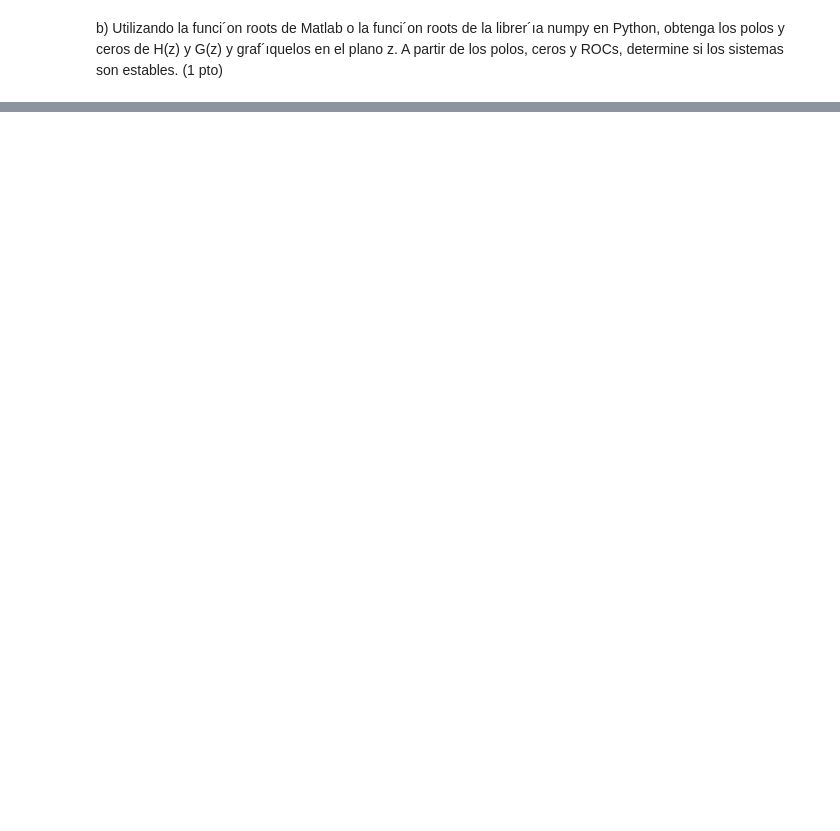
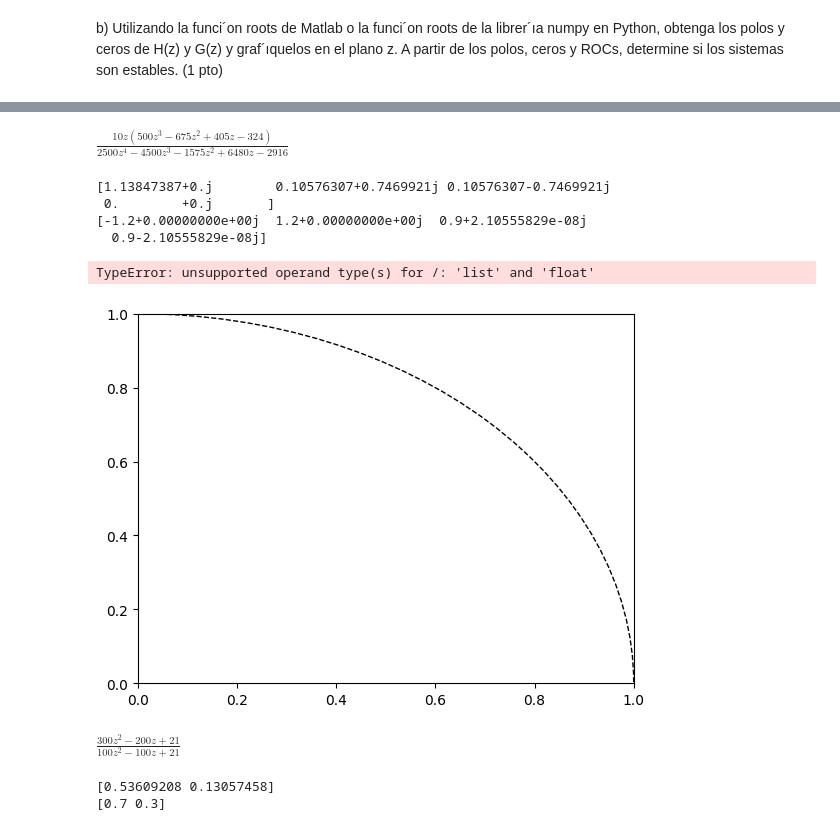
Before and after one commit to ExampleToFollow/PracticasPDS, a Jupyter notebook: Lab3/LabComputacional_20213704.ipynb, the cells around one changed output, grey strips where cells are left out. Saved outputs shown, nothing was run; the diff lists cells and outputs as text; code cells hidden in the pictures; blank space fills up the shorter version.

```diff
--- a/Lab3/LabComputacional_20213704.ipynb
+++ b/Lab3/LabComputacional_20213704.ipynb
@@ -99,0 +104,69 @@ ValueError: Input must be a rank-1 array.
+# %%
+from matplotlib import patches
+def zplane(b,a,filename=None):
+    ax = plt.subplot(111)
+    uc = patches.Circle((0,0), radius=1, fill=False, color='black', ls='dashed')
+    ax.add_patch(uc)
+    if np.max(b) > 1:
+        kn = np.max(b)
+        b = b/float(kn)
+    else:
+        kn = 1
+    if np.max(a) > 1:
+        kd = np.max(a)
+        a = a/float(kd)
+    else:
+        kd = 1
+    p = np.roots(a)
+    z = np.roots(b)
+    k = kn/float(kd)
+    t1 = plt.plot(z.real, z.imag, 'go', ms=10)
+    plt.setp( t1, markersize=10.0, markeredgewidth=1.0,
+    markeredgecolor='k', markerfacecolor='g')
+    t2 = plt.plot(p.real, p.imag, 'rx', ms=10)
+    plt.setp( t2, markersize=12.0, markeredgewidth=3.0,
+    markeredgecolor='r', markerfacecolor='r')
+    ax.spines['left'].set_position('center')
+    ax.spines['bottom'].set_position('center')
+    ax.spines['right'].set_visible(False)
+    ax.spines['top'].set_visible(False)
+    r = 1.5; plt.axis('scaled'); plt.axis([-r, r, -r, r])
+    ticks = [-1, -.5, .5, 1]; plt.xticks(ticks); plt.yticks(ticks)
+    plt.title('Polos y Ceros en el plano z')
+    if filename is None:
+        plt.show()
+    else:
+        plt.savefig(filename)
+    return z, p, k
+
+
+#FUNCION G
+sym.simplify(G_z_supreme)
+# %% [output]
+$\displaystyle \frac{10 z \left(500 z^{3} - 675 z^{2} + 405 z - 324\right)}{2500 z^{4} - 4500 z^{3} - 1575 z^{2} + 6480 z - 2916}$
+# %%
+zeros_g = np.roots(np.convolve([10 , 0], [500 , -675 , 405, -324]))
+polos_g = np.roots([2500 , -4500 , -1575 , 6480 , -2916])
+print(zeros_g)
+print(polos_g)
+zplane([500.0 , -675.0 , 405.0, -324.0], [2500.0 , -4500.0 , -1575.0 , 6480.0 , -2916.0])
+# %% [output]
+[1.13847387+0.j        0.10576307+0.7469921j 0.10576307-0.7469921j
+ 0.        +0.j       ]
+[-1.2+0.00000000e+00j  1.2+0.00000000e+00j  0.9+2.10555829e-08j
+  0.9-2.10555829e-08j]
+TypeError: unsupported operand type(s) for /: 'list' and 'float'
+[figure, added]
+# %%
+#PARA EL SISTEMA H_Z
+sym.simplify(H_Z_supreme)
+# %% [output]
+$\displaystyle \frac{300 z^{2} - 200 z + 21}{100 z^{2} - 100 z + 21}$
+# %%
+zero_h  = np.roots([300 , -200 , 21])
+polos_h  = np.roots([100 , -100 , 21])
+print(zero_h)
+print(polos_h)
+# %% [output]
+[0.53609208 0.13057458]
+[0.7 0.3]
```
Also changed, not shown: parts of 8 cells of this notebook.
